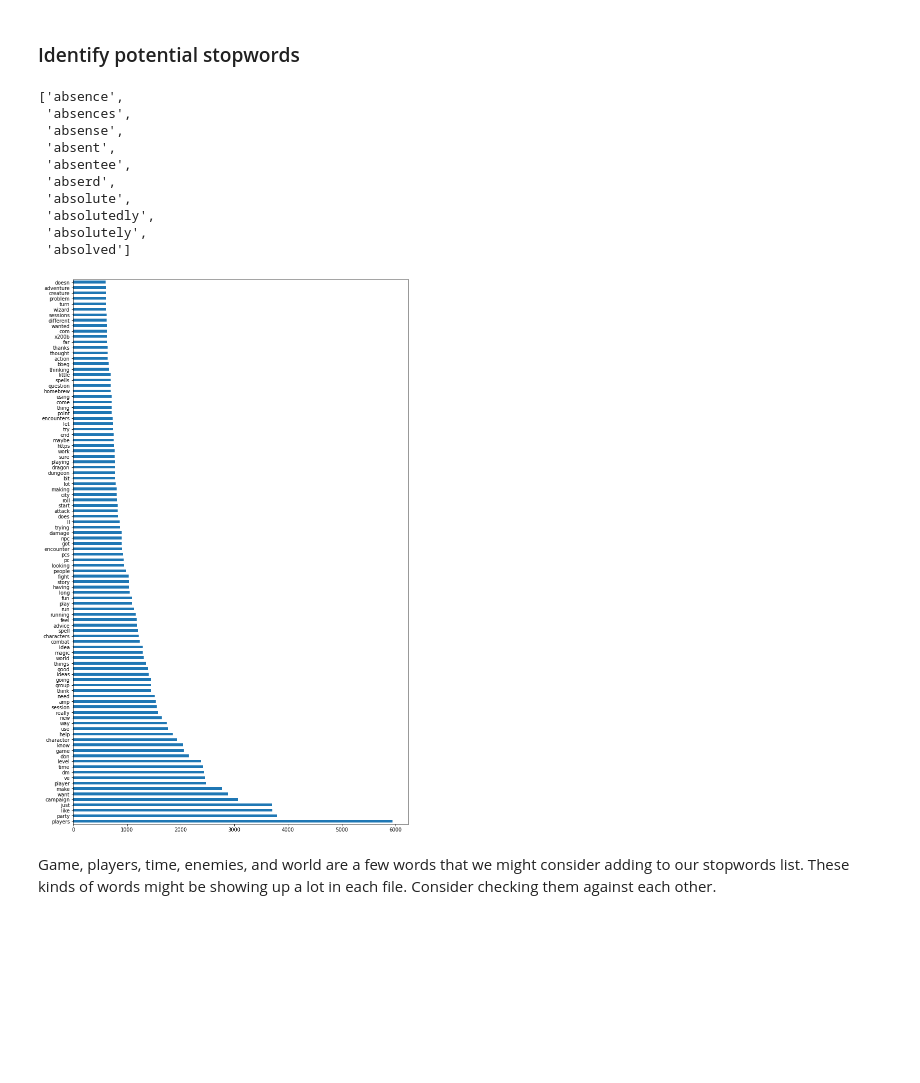
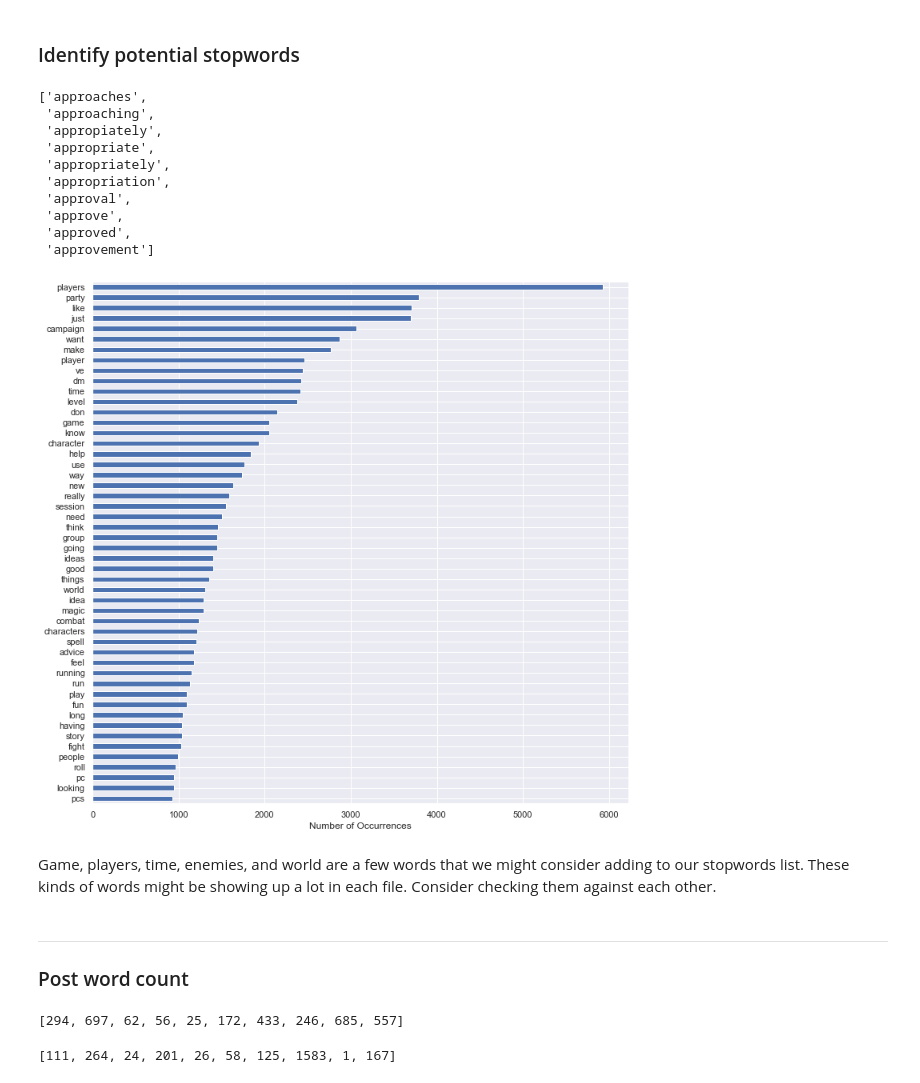
Before and after one commit to dgumustel/nlp_predictive_models, a Jupyter notebook: notebooks/03_EDA.ipynb, the cells around one changed output. Cells and saved outputs as stored; diff of their text form; code cells hidden in the pictures; blank space fills up the shorter version.

Commit message:
added word count, sentiment analysis to EDA notebook

```diff
--- a/notebooks/03_EDA.ipynb
+++ b/notebooks/03_EDA.ipynb
@@ -9,3 +9,7 @@
 # Imports
 import pandas as pd
 import numpy as np
+import seaborn as sns
+import matplotlib.pyplot as plt
+
+sns.set()
@@ -29,31 +27,35 @@ truezelda_df['selftext'].isnull().sum()
 import matplotlib.pyplot as plt
 from sklearn.feature_extraction.text import CountVectorizer
 # %%
-X = dmacademy_df['title'] + ' ' + dmacademy_df['selftext']
+X = dmacademy_df['title'] + ' ' + dmacademy_df['text']
 # %%
 cvec = CountVectorizer(stop_words='english')
 X = cvec.fit_transform(X)
 # %%
 cvec.get_feature_names()[1000:1010]
 # %% [output]
-['absence',
- 'absences',
- 'absense',
- 'absent',
- 'absentee',
- 'abserd',
- 'absolute',
- 'absolutedly',
- 'absolutely',
- 'absolved']
+['approaches',
+ 'approaching',
+ 'appropiately',
+ 'appropriate',
+ 'appropriately',
+ 'appropriation',
+ 'approval',
+ 'approve',
+ 'approved',
+ 'approvement']
 # %%
-X_df = pd.DataFrame(X.todense(),
-                         columns = cvec.get_feature_names())
+X_df = pd.DataFrame(X.todense(), columns = cvec.get_feature_names())
 
 # plot top occuring words
-plt.figure(figsize=(12,20))
-X_df.sum().sort_values(ascending=False).head(100).plot(kind='barh');
+plt.figure(figsize=(12,12))
+X_df.sum().sort_values(ascending=False).head(50).plot(kind='barh');
+plt.xlabel('Number of Occurrences')
+plt.gca().invert_yaxis()
 # %% [output]
-[figure, old version]
+[figure, new version]
 # %% [markdown]
 Game, players, time, enemies, and world are a few words that we might consider adding to our stopwords list. These kinds of words might be showing up a lot in each file. Consider checking them against each other.
+# %% [markdown]
+---
+### Post word count
@@ -59,0 +65,8 @@ Game, players, time, enemies, and world are a few words that we might consider a
+# %%
+dma_word_counts[:10]
+# %% [output]
+[294, 697, 62, 56, 25, 172, 433, 246, 685, 557]
+# %%
+zelda_word_counts[:10]
+# %% [output]
+[111, 264, 24, 201, 26, 58, 125, 1583, 1, 167]
```
Also changed, not shown: parts of 66 cells of this notebook, 12 other files.
